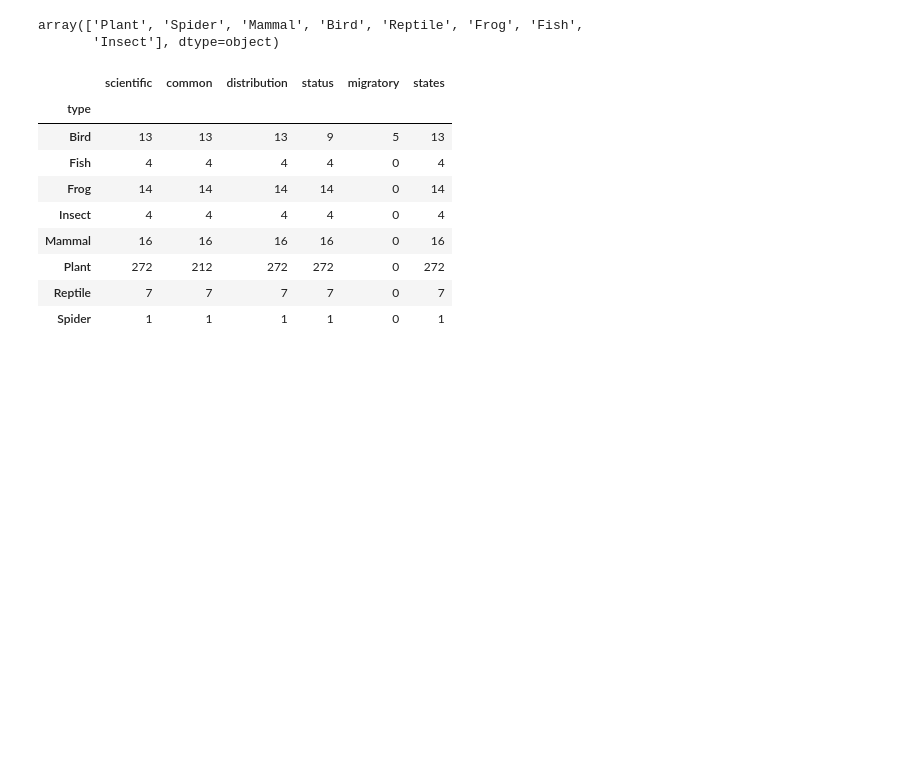
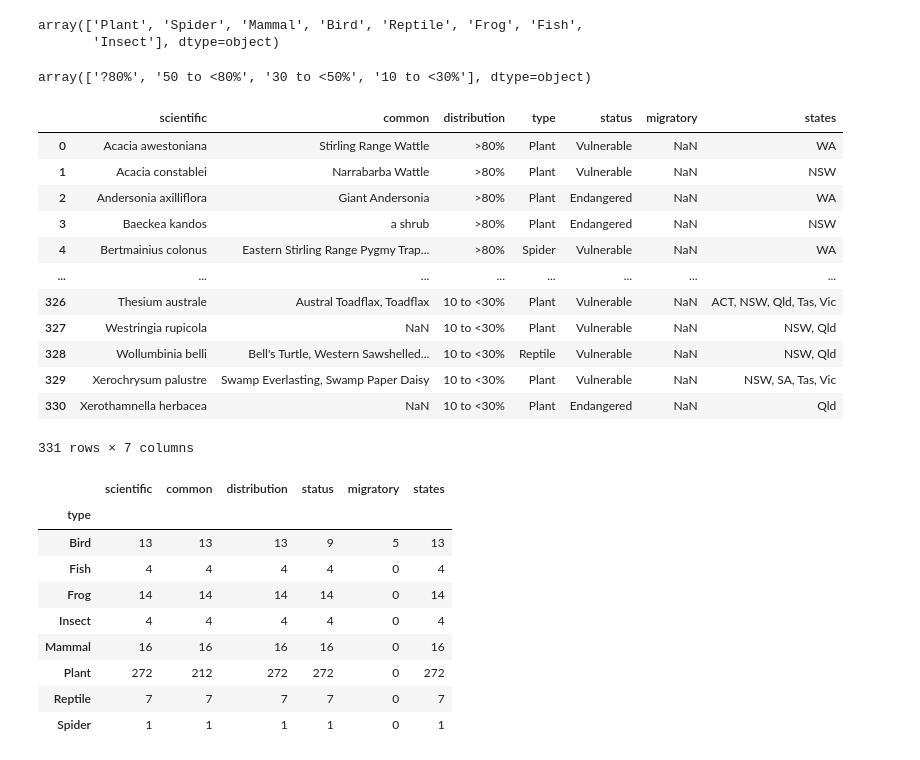
Before and after one commit to MellyB5/Project-2, a Jupyter notebook: code_katherine/bushfire_enviro.ipynb, the cells around one changed output. Cells and saved outputs as stored; diff of their text form; code cells hidden in the pictures; blank space fills up the shorter version.

```diff
--- a/code_katherine/bushfire_enviro.ipynb
+++ b/code_katherine/bushfire_enviro.ipynb
@@ -70,3 +70,7 @@ protected.type.unique()
 # %% [output]
 array(['Plant', 'Spider', 'Mammal', 'Bird', 'Reptile', 'Frog', 'Fish',
        'Insect'], dtype=object)
+# %%
+protected.distribution.unique()
+# %% [output]
+array(['?80%', '50 to <80%', '30 to <50%', '10 to <30%'], dtype=object)
@@ -73,3 +79,19 @@ array(['Plant', 'Spider', 'Mammal', 'Bird', 'Reptile', 'Frog', 'Fish',
+# %%
+protected
+# %% [output]
+|  | scientific | common | distribution | type | status | migratory | states |
+| 0 | Acacia awestoniana | Stirling Range Wattle | >80% | Plant | Vulnerable | NaN | WA |
+| 1 | Acacia constablei | Narrabarba Wattle | >80% | Plant | Vulnerable | NaN | NSW |
+| 2 | Andersonia axilliflora | Giant Andersonia | >80% | Plant | Endangered | NaN | WA |
+| 3 | Baeckea kandos | a shrub | >80% | Plant | Endangered | NaN | NSW |
+| 4 | Bertmainius colonus | Eastern Stirling Range Pygmy Trap... | >80% | Spider | Vulnerable | NaN | WA |
+| ... | ... | ... | ... | ... | ... | ... | ... |
+| 326 | Thesium australe | Austral Toadflax, Toadflax | 10 to <30% | Plant | Vulnerable | NaN | ACT, NSW, Qld, Tas, Vic |
+| 327 | Westringia rupicola | NaN | 10 to <30% | Plant | Vulnerable | NaN | NSW, Qld |
+| 328 | Wollumbinia belli | Bell's Turtle, Western Sawshelled... | 10 to <30% | Reptile | Vulnerable | NaN | NSW, Qld |
+| 329 | Xerochrysum palustre | Swamp Everlasting, Swamp Paper Daisy | 10 to <30% | Plant | Vulnerable | NaN | NSW, SA, Tas, Vic |
+| 330 | Xerothamnella herbacea | NaN | 10 to <30% | Plant | Endangered | NaN | Qld |
+331 rows × 7 columns
 # %%
 protected.groupby(["type"]).count()
 # %% [output]
```
Also changed, not shown: parts of 8 cells of this notebook, 3 other files.
